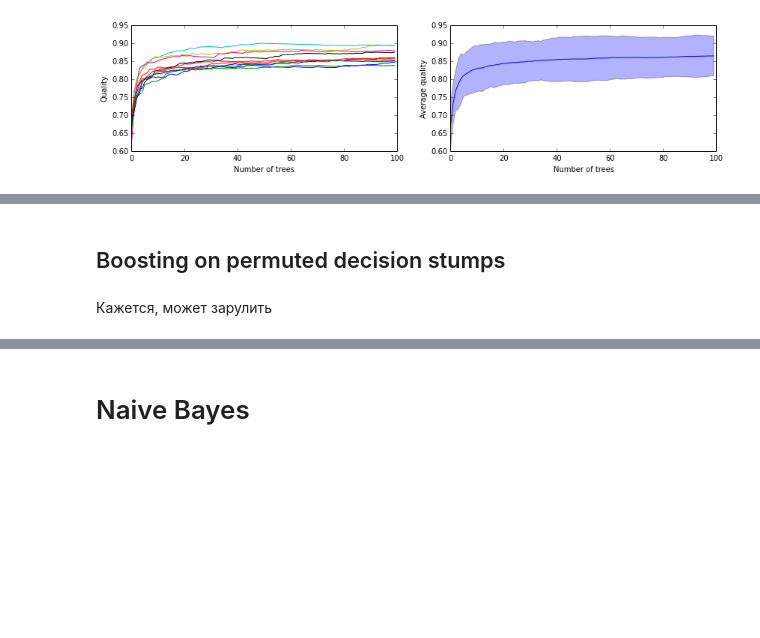
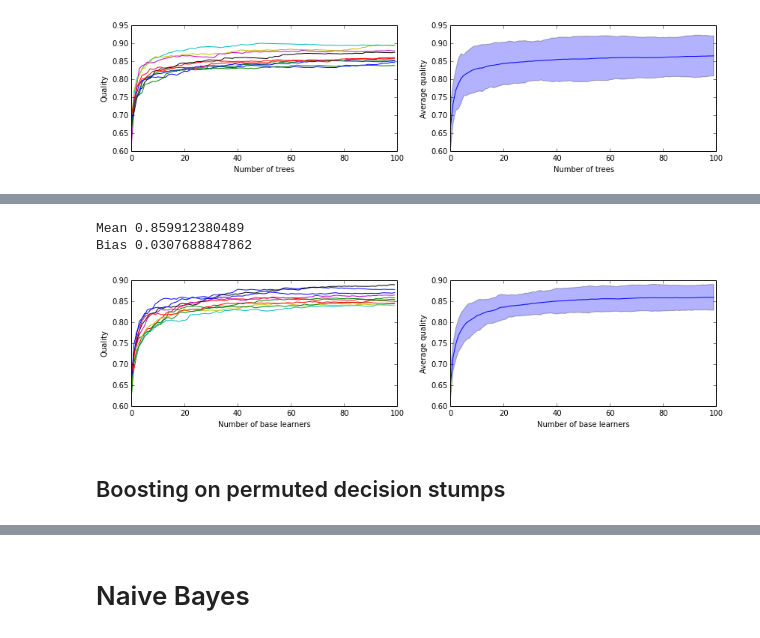
Before and after one commit to Newozz/research, a Jupyter notebook: fonarev_diploma.ipynb, the cells around one changed output, grey strips where cells are left out. Cells and saved outputs as stored; diff of their text form; code cells hidden in the pictures; blank space fills up the shorter version.

```diff
--- a/fonarev_diploma.ipynb
+++ b/fonarev_diploma.ipynb
@@ -626,0 +645,7 @@ plot_perm_scores(cv_scores, filename='rrf')
+# %%
+group2_data = group_data(np.vstack((data_train_x, data_test_x)), degree=2)
+group2_train_x = group2_data[:data_train_x.shape[0]]
+group2_test_x = group2_data[data_train_x.shape[0]:]
+# %%
+from sklearn.ensemble import ExtraTreesClassifier
+cv_scores = score_perm_model(group2_train_x, data_train_y, ExtraTreesClassifier(n_estimators=1))
@@ -627,4 +663,8 @@ plot_perm_scores(cv_scores, filename='rrf')
+# %%
+plot_perm_scores(cv_scores, filename='perm_group2_extratrees')
+# %% [output]
+Mean 0.859912380489
+Bias 0.0307688847862
+[figure, added]
 # %% [markdown]
 ## Boosting on permuted decision stumps
-# %% [markdown]
-Кажется, может зарулить
```
Also changed, not shown: parts of 44 cells of this notebook.
